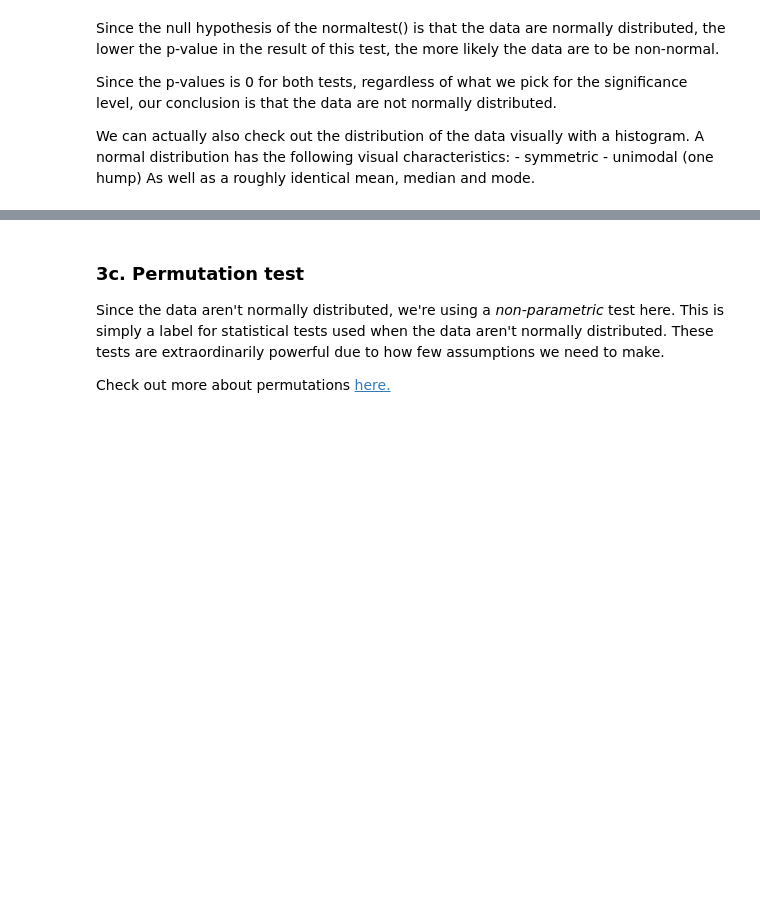
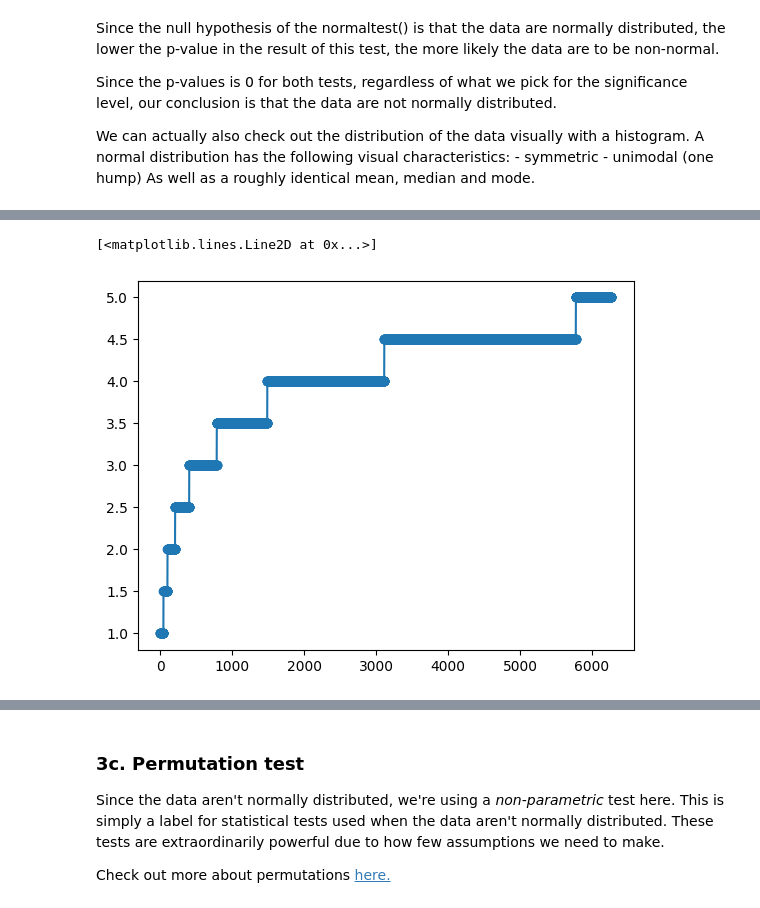
Before and after one commit to KaroAntonio/dsc, a Jupyter notebook: Unit 11 - Python Statistics in EDA/11.3 Apps Case Study/Springboard Apps project - Tier 3 - Complete.ipynb, the cells around one changed output, grey strips where cells are left out. Drawn from its saved outputs; the diff is of its cells as text; code cells hidden in the pictures; blank space fills up the shorter version.

```diff
--- a/Unit 11 - Python Statistics in EDA/11.3 Apps Case Study/Springboard Apps project - Tier 3 - Complete.ipynb
+++ b/Unit 11 - Python Statistics in EDA/11.3 Apps Case Study/Springboard Apps project - Tier 3 - Complete.ipynb
@@ -512,2 +542,11 @@ _ _ _
+# %%
+# There seems to be missing ratings in the hist between 2.5 and 3.0.
+# Is this a real gap or is it an artifact of the hist binning?
+# Let's try a line plot to validate
+# A: It was an artifact of the # of bins
+plt.plot(np.arange(len(apple_subset_sr)), apple_subset_sr.sort_values(), marker='o', linestyle='-')
+# %% [output]
+[<matplotlib.lines.Line2D at 0x...>]
+[figure, added]
 # %%
 # Create a histogram of the google data
```
Also changed, not shown: parts of 21 cells of this notebook.
